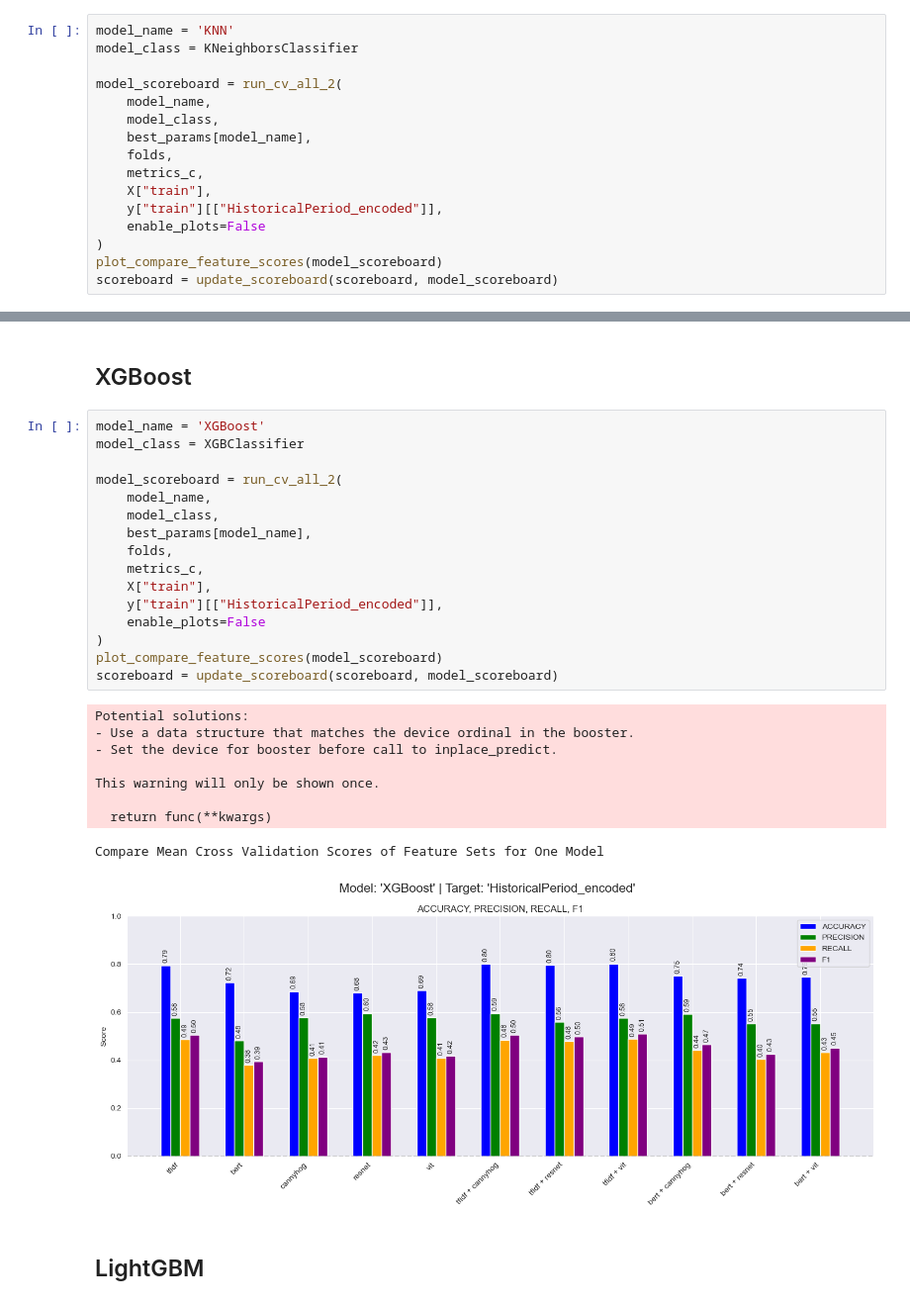
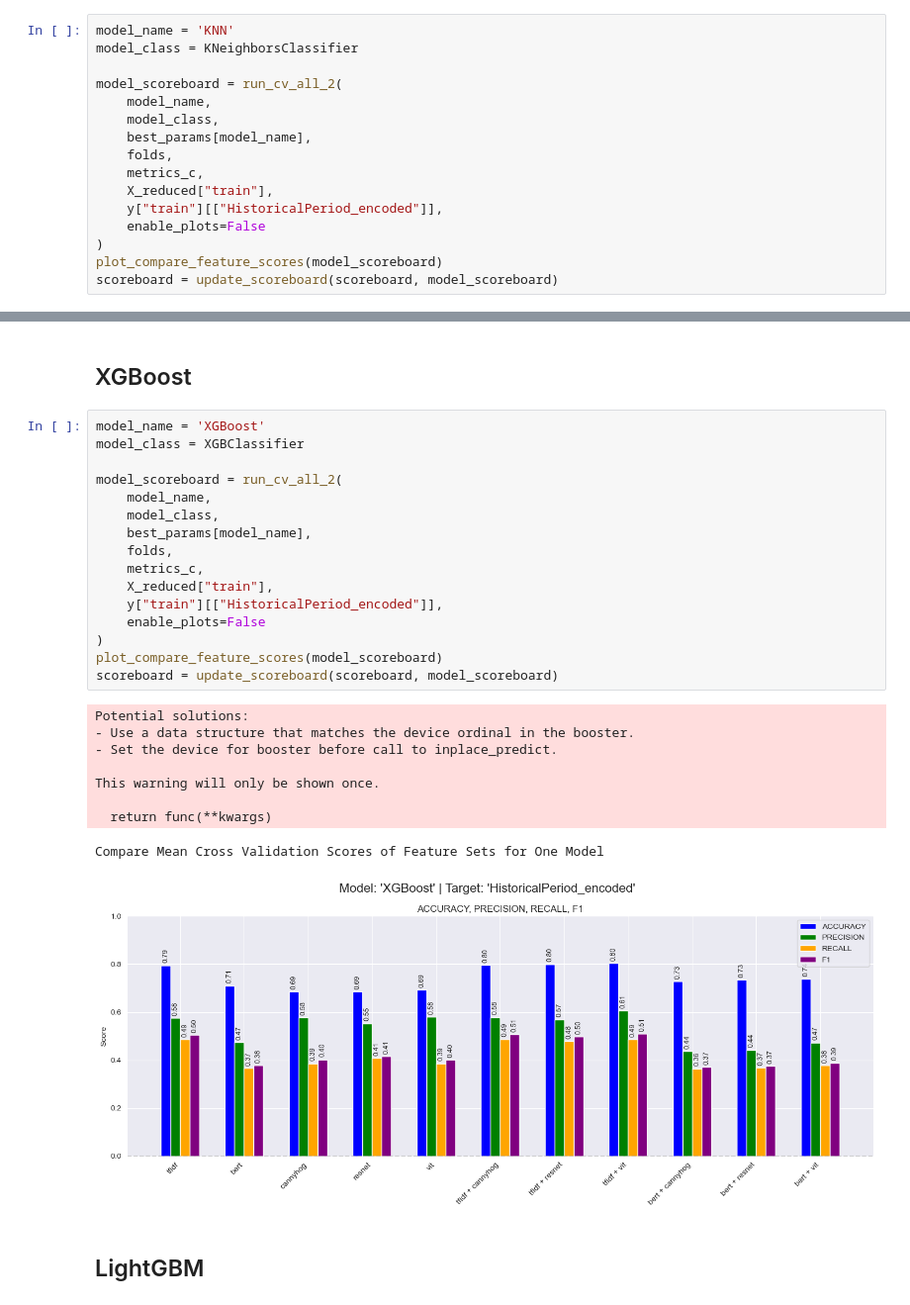
Before and after one commit to dimitris-kr/AgoraPottery, a Jupyter notebook: 02_chronology_prediction/classification/02_model_cross_validation.ipynb, the cells around one changed output, grey strips where cells are left out. Shown at 99% size. Drawn from its saved outputs; the diff is of its cells as text.

```diff
--- a/02_chronology_prediction/classification/02_model_cross_validation.ipynb
+++ b/02_chronology_prediction/classification/02_model_cross_validation.ipynb
@@ -168,7 +168,7 @@ model_scoreboard = run_cv_all_2(
     best_params[model_name],
     folds,
     metrics_c,
-    X["train"],
+    X_reduced["train"],
     y["train"][["HistoricalPeriod_encoded"]],
     enable_plots=False
 )
@@ -203,29 +203,29 @@ Compare Mean Cross Validation Scores of Feature Sets for One Model
 # %%
 model_name = 'XGBoost'
 model_class = XGBClassifier
 
 model_scoreboard = run_cv_all_2(
     model_name,
     model_class,
     best_params[model_name],
     folds,
     metrics_c,
-    X["train"],
+    X_reduced["train"],
     y["train"][["HistoricalPeriod_encoded"]],
     enable_plots=False
 )
 plot_compare_feature_scores(model_scoreboard)
 scoreboard = update_scoreboard(scoreboard, model_scoreboard)
 # %% [output]
 Potential solutions:
 - Use a data structure that matches the device ordinal in the booster.
 - Set the device for booster before call to inplace_predict.
 
 This warning will only be shown once.
 
   return func(**kwargs)
 Compare Mean Cross Validation Scores of Feature Sets for One Model
-[figure, old version]
+[figure, new version]
 # %% [markdown]
 ## LightGBM
 # %%
```
Also changed, not shown: parts of 3 cells of this notebook, 4 other files.
